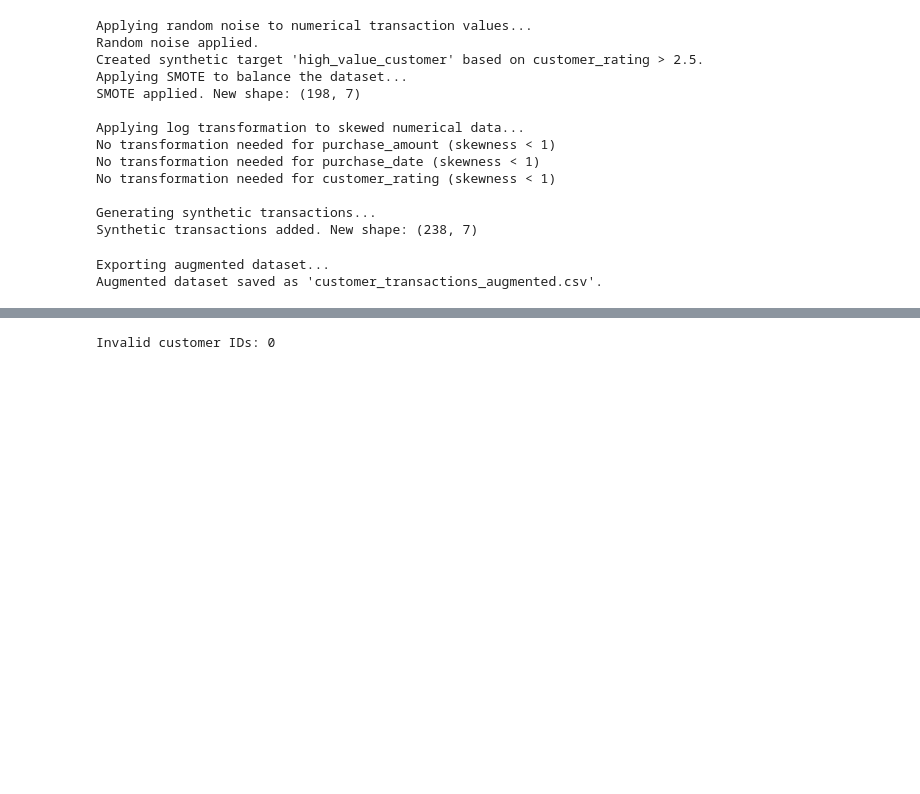
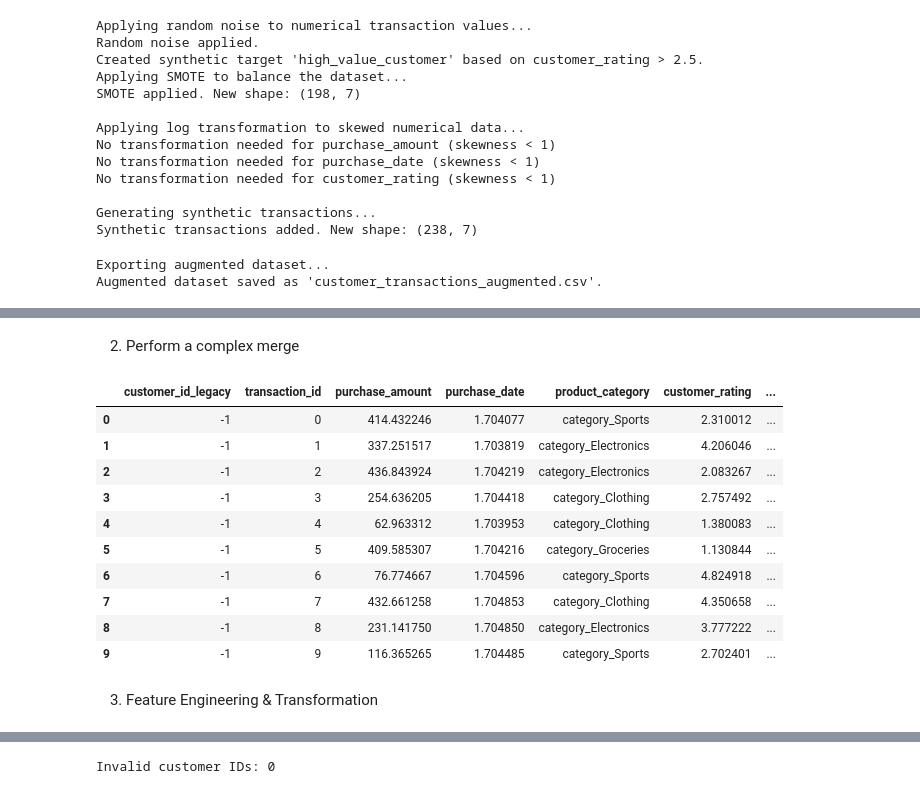
Before and after one commit to Eliane-M/data_preprocessing, a Jupyter notebook: notebook/data_preprocessing_assignment.ipynb, the cells around one changed output, grey strips where cells are left out. Cells and saved outputs as stored; diff of their text form; code cells hidden in the pictures; blank space fills up the shorter version.

```diff
--- a/notebook/data_preprocessing_assignment.ipynb
+++ b/notebook/data_preprocessing_assignment.ipynb
@@ -257,0 +270,4 @@ Augmented dataset saved as 'customer_transactions_augmented.csv'.
+# %%
+transactions_df = pd.read_csv("../augmented_dataset/customer_transactions_augmented.csv")
+social_profiles_df = pd.read_csv("../initial_dataset/customer_social_profiles.csv")
+id_mapping_df = pd.read_csv("../initial_dataset/id_mapping.csv")
@@ -257,0 +305,33 @@ Augmented dataset saved as 'customer_transactions_augmented.csv'.
+# %% [markdown]
+2. Perform a complex merge
+# %%
+# Step 2: Clean ID Mapping
+id_mapping_df = id_mapping_df.drop_duplicates(subset=['customer_id_legacy'], keep='first')
+# %%
+# 1: Merge transactions with ID mapping
+merged_df = transactions_df.merge(id_mapping_df, on="customer_id_legacy", how="left")
+
+# 2: Merge with social media profiles
+final_df = merged_df.merge(social_profiles_df, on="customer_id_new", how="left")
+
+# Handle missing social profiles (customers without social media data)
+final_df.fillna({
+    "social_media_platform": "Unknown",
+    "engagement_score": final_df["engagement_score"].median(),
+    "purchase_interest_score": final_df["purchase_interest_score"].median(),
+    "review_sentiment": "Neutral"
+}, inplace=True)
+# %%
+final_df.head(10)
+# %% [output]
+|  | customer_id_legacy | transaction_id | purchase_amount | purchase_date | product_category | customer_rating | ... |
+| 0 | -1 | 0 | 414.432246 | 1.704077 | category_Sports | 2.310012 | ... |
+| 1 | -1 | 1 | 337.251517 | 1.703819 | category_Electronics | 4.206046 | ... |
+| 2 | -1 | 2 | 436.843924 | 1.704219 | category_Electronics | 2.083267 | ... |
+| 3 | -1 | 3 | 254.636205 | 1.704418 | category_Clothing | 2.757492 | ... |
+| 4 | -1 | 4 | 62.963312 | 1.703953 | category_Clothing | 1.380083 | ... |
+| 5 | -1 | 5 | 409.585307 | 1.704216 | category_Groceries | 1.130844 | ... |
+| 6 | -1 | 6 | 76.774667 | 1.704596 | category_Sports | 4.824918 | ... |
+| 7 | -1 | 7 | 432.661258 | 1.704853 | category_Clothing | 4.350658 | ... |
+| 8 | -1 | 8 | 231.141750 | 1.704850 | category_Electronics | 3.777222 | ... |
+| 9 | -1 | 9 | 116.365265 | 1.704485 | category_Sports | 2.702401 | ... |
@@ -257,0 +342,2 @@ Augmented dataset saved as 'customer_transactions_augmented.csv'.
+# %% [markdown]
+3. Feature Engineering & Transformation
```
Also changed, not shown: parts of 30 cells of this notebook, 4 other files.
